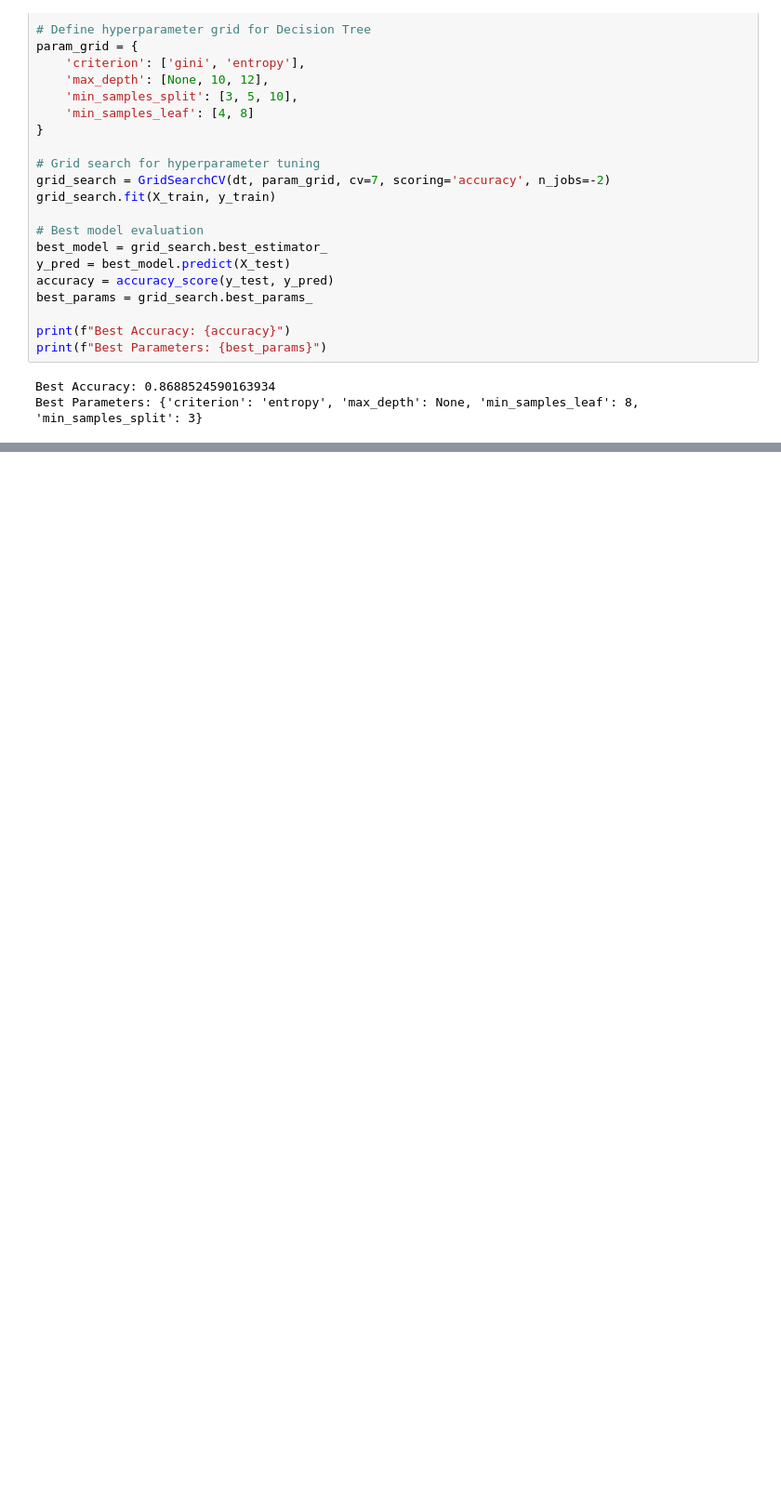
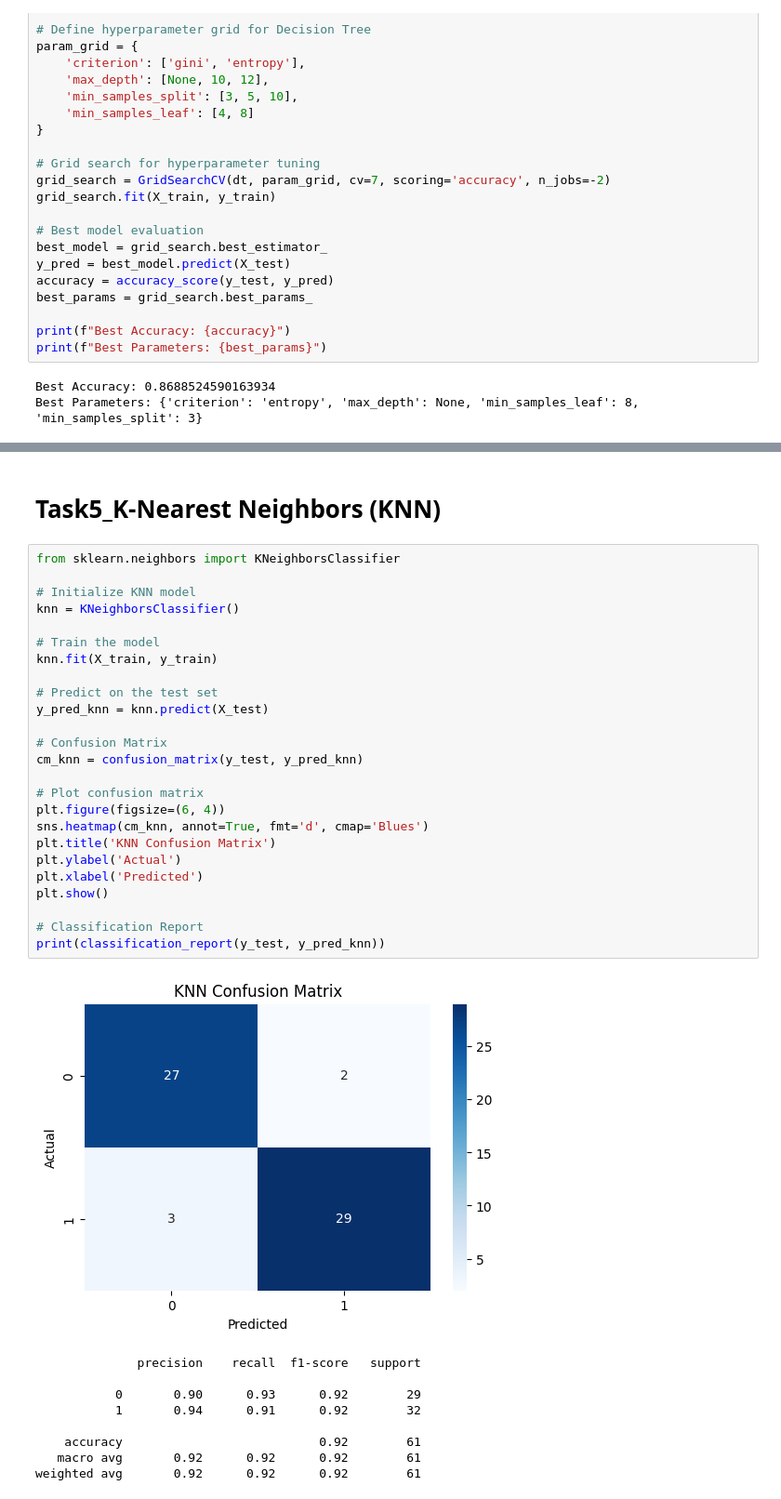
Before and after one commit to reemamemon/FEMCode_Tasks, a Jupyter notebook: FEMCode_Tasks.ipynb, the cells around one changed output, grey strips where cells are left out. Shown at 93% size. Saved outputs shown, nothing was run; the diff lists cells and outputs as text; blank space fills up the shorter version.

```diff
--- a/FEMCode_Tasks.ipynb
+++ b/FEMCode_Tasks.ipynb
@@ -290,0 +390,37 @@ Best Parameters: {'criterion': 'entropy', 'max_depth': None, 'min_samples_leaf':
+# %% [markdown]
+# Task5_K-Nearest Neighbors (KNN)
+# %%
+from sklearn.neighbors import KNeighborsClassifier
+
+# Initialize KNN model
+knn = KNeighborsClassifier()
+
+# Train the model
+knn.fit(X_train, y_train)
+
+# Predict on the test set
+y_pred_knn = knn.predict(X_test)
+
+# Confusion Matrix
+cm_knn = confusion_matrix(y_test, y_pred_knn)
+
+# Plot confusion matrix
+plt.figure(figsize=(6, 4))
+sns.heatmap(cm_knn, annot=True, fmt='d', cmap='Blues')
+plt.title('KNN Confusion Matrix')
+plt.ylabel('Actual')
+plt.xlabel('Predicted')
+plt.show()
+
+# Classification Report
+print(classification_report(y_test, y_pred_knn))
+# %% [output]
+[figure, added]
+              precision    recall  f1-score   support
+
+           0       0.90      0.93      0.92        29
+           1       0.94      0.91      0.92        32
+
+    accuracy                           0.92        61
+   macro avg       0.92      0.92      0.92        61
+weighted avg       0.92      0.92      0.92        61
```
Also changed, not shown: parts of 9 cells of this notebook.
